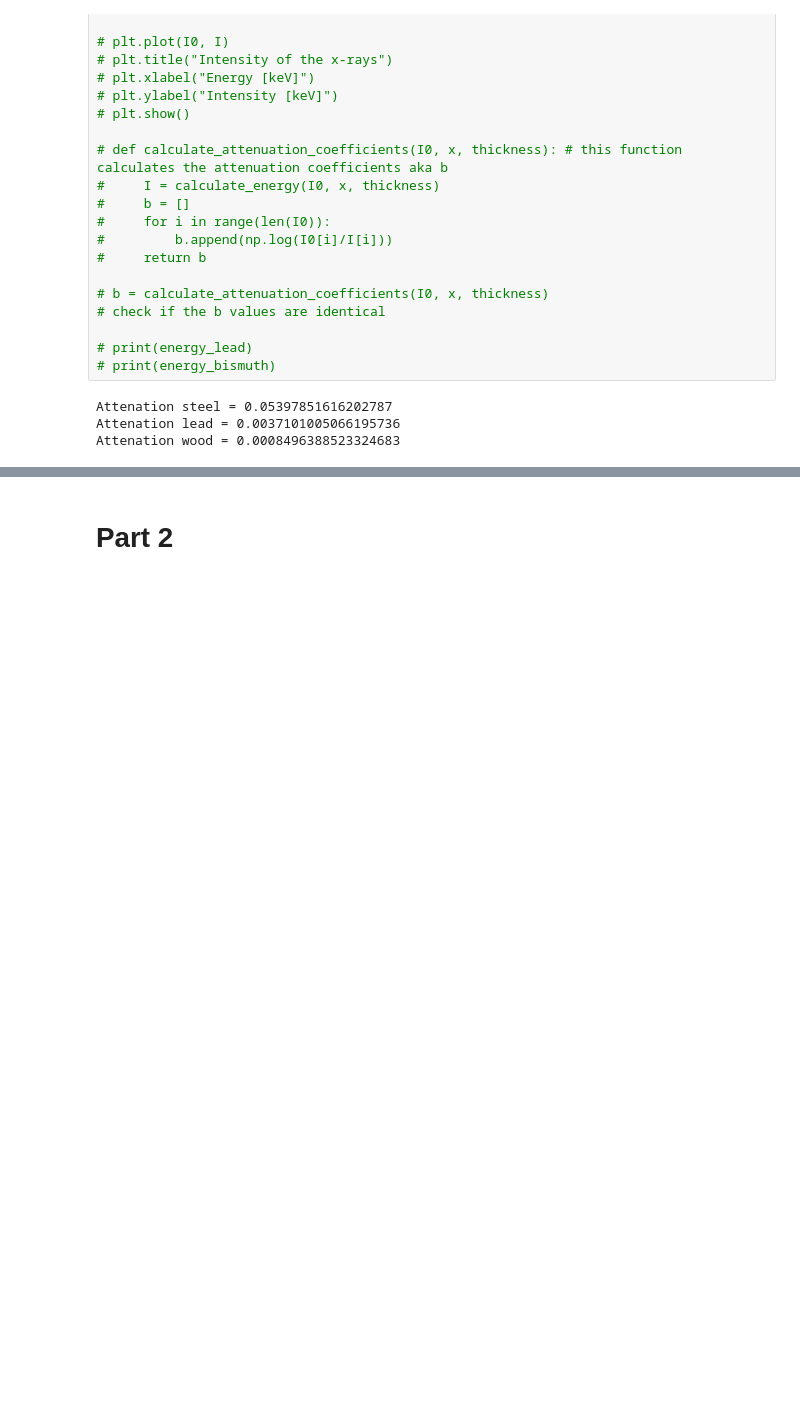
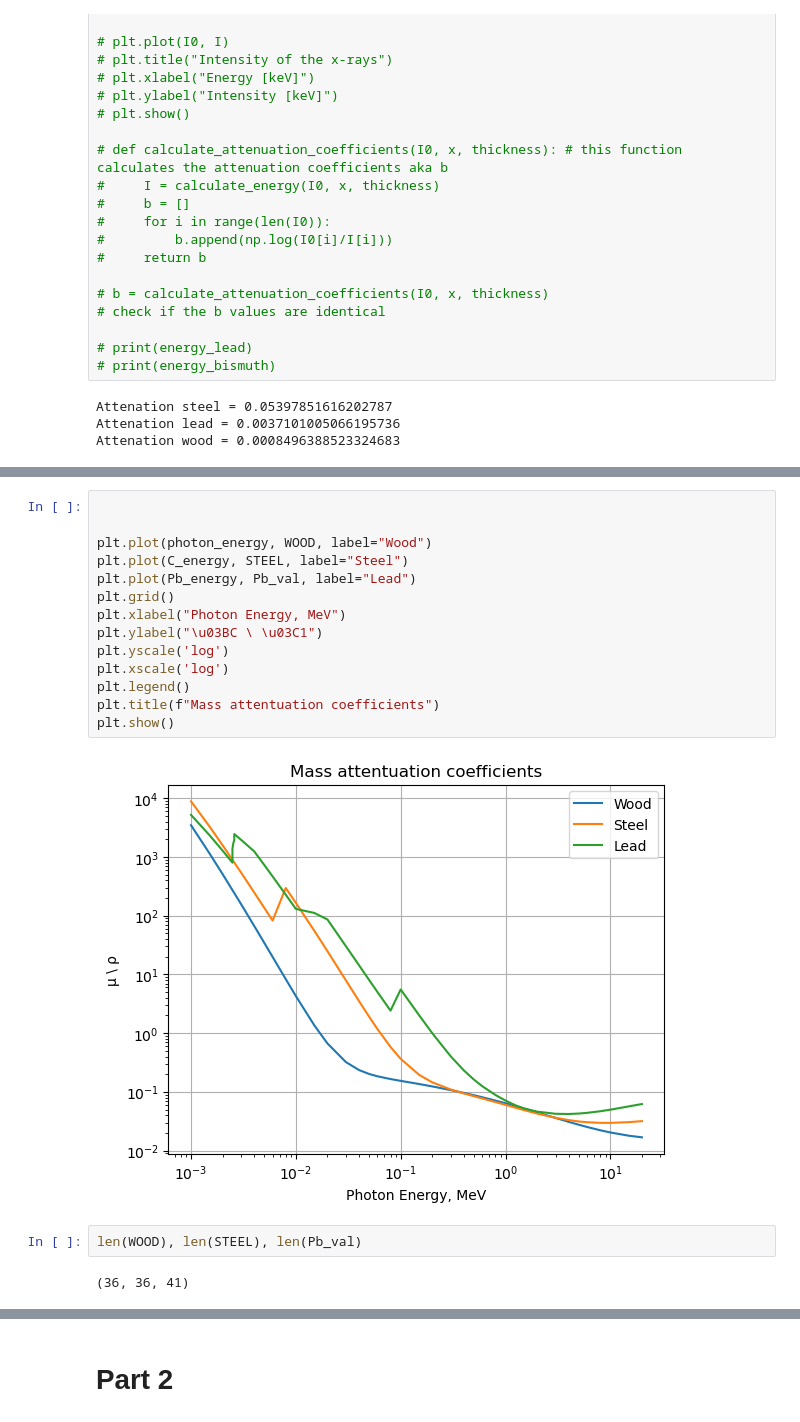
Before and after one commit to npeuker/MathModellingDTU, a Jupyter notebook: Exam Project/inital_data.ipynb, the cells around one changed output, grey strips where cells are left out. Saved outputs shown, nothing was run; the diff lists cells and outputs as text; blank space fills up the shorter version.

```diff
--- a/Exam Project/inital_data.ipynb
+++ b/Exam Project/inital_data.ipynb
@@ -202,0 +290,20 @@ Attenation wood = 0.0008496388523324683
+# %%
+
+
+plt.plot(photon_energy, WOOD, label="Wood")
+plt.plot(C_energy, STEEL, label="Steel")
+plt.plot(Pb_energy, Pb_val, label="Lead")
+plt.grid()
+plt.xlabel("Photon Energy, MeV")
+plt.ylabel("\u03BC \ \u03C1")
+plt.yscale('log')
+plt.xscale('log')
+plt.legend()
+plt.title(f"Mass attentuation coefficients")
+plt.show()
+# %% [output]
+[figure, added]
+# %%
+len(WOOD), len(STEEL), len(Pb_val)
+# %% [output]
+(36, 36, 41)
```
Also changed, not shown: parts of 6 cells of this notebook, 9 other files.
